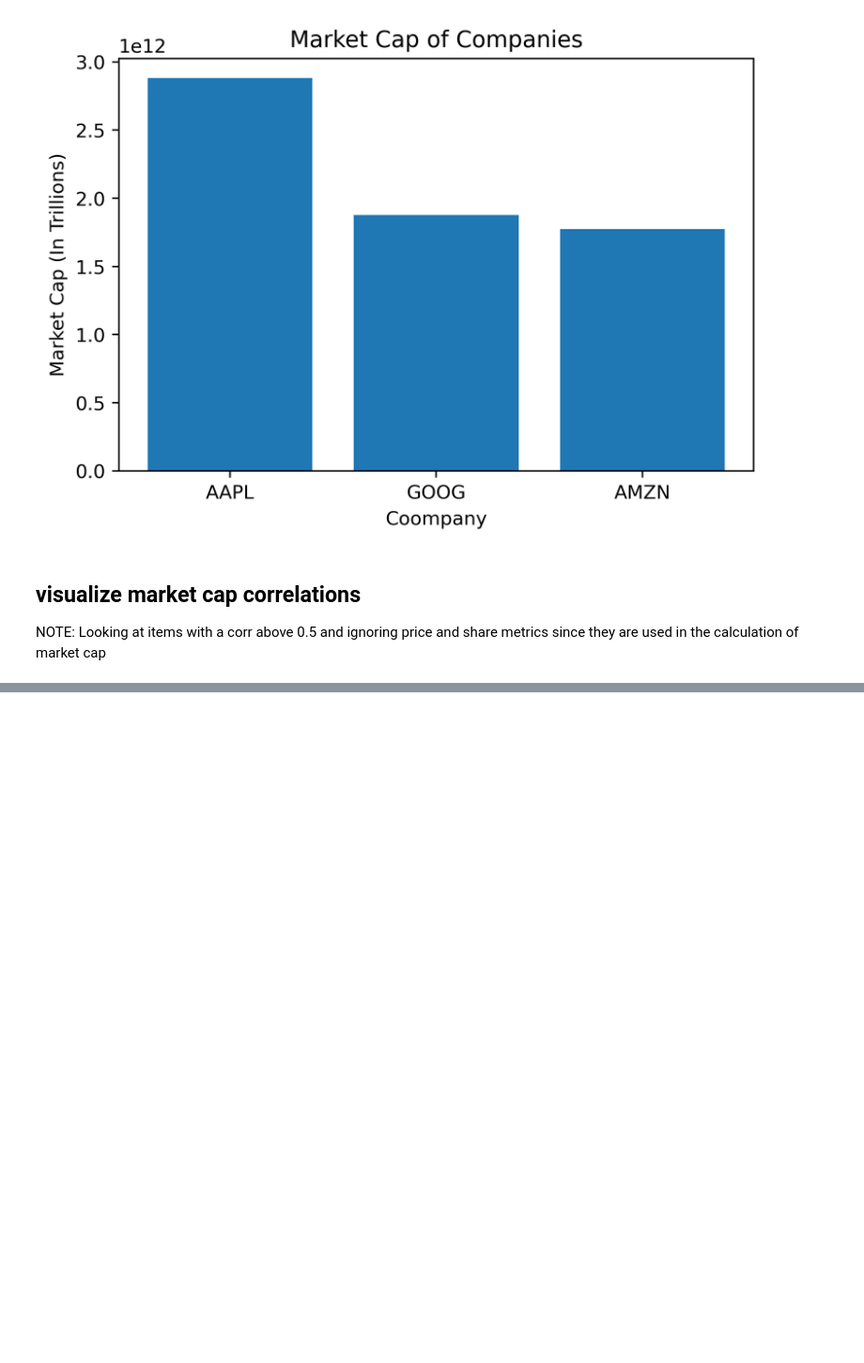
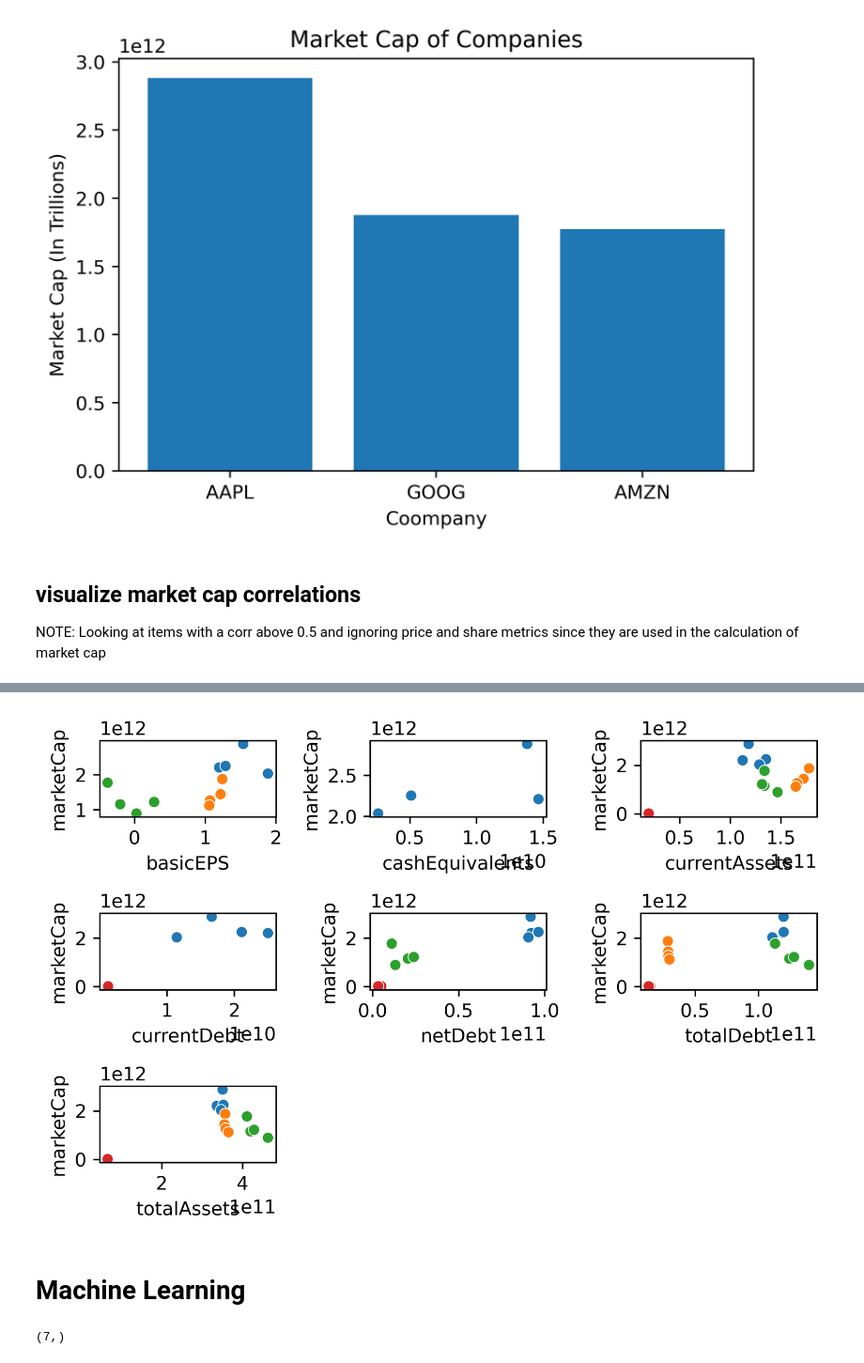
Before and after one commit to jeffjoseph22/value-investing, a Jupyter notebook: value_investing_analysis.ipynb, the cells around one changed output, grey strips where cells are left out. Shown: that part at 94% size. Cells and saved outputs as stored; diff of their text form; code cells hidden in the pictures; blank space fills up the shorter version.

```diff
--- a/value_investing_analysis.ipynb
+++ b/value_investing_analysis.ipynb
@@ -138,0 +184,52 @@ sb.scatterplot(data=data, x='marketCap', y='cashEquivalents', hue='Company')
+# %%
+list_of_metrics_for_corr = ['basicEPS','cashEquivalents','currentAssets','currentDebt','netDebt','totalDebt','totalAssets']
+plt.figure(dpi=450)
+# plt.title("Scatter Plot of Features with Market Cap")
+subplot = 331
+for metric in list_of_metrics_for_corr:
+    plt.subplot(subplot)
+    sb.scatterplot(data=df, x=metric, y='marketCap', hue='Company', legend=None)
+    subplot += 1
+plt.tight_layout()
+plt.show()
+# %% [output]
+[figure, added]
+# %% [markdown]
+# Machine Learning
+# %%
+# Plus linear regression, decision tree, support vector regression, lasso regression, random forest, polynomial, stepwise, multiple linear
+
+# import split function
+from sklearn.model_selection import train_test_split
+
+# import models
+from sklearn.linear_model import LinearRegression
+from sklearn.tree import DecisionTreeRegressor
+from sklearn import svm
+from sklearn.linear_model import Lasso
+from sklearn.ensemble import RandomForestRegressor
+
+# import metrics
+from sklearn.metrics import mean_squared_error as MSE
+from sklearn.metrics import r2_score
+from sklearn.model_selection import cross_val_score
+
+
+# Slim down df to just vars of current interest
+ml_df = df[['netIncome', 'netDebt', 'freeCashFlow', 'currentDebt', 'marketCap']]
+ml_df = ml_df.drop(['currentDebt'], axis=1) # get rid of currentDebt because it has a lot of nan's and they don't fly with the machine learning
+# now drop the nans
+ml_df = ml_df.dropna()
+
+# Create the predictor variables
+X = ml_df.drop(['marketCap'], axis = 1)
+
+# The independent variable
+y = ml_df['marketCap']
+
+# Create training and testing data
+X_train, X_test, y_train, y_test = train_test_split(X, y, test_size = 0.2, random_state = 3)
+
+y_train.shape
+# %% [output]
+(7,)
```
Also changed, not shown: parts of 15 cells of this notebook, 1 other file.
